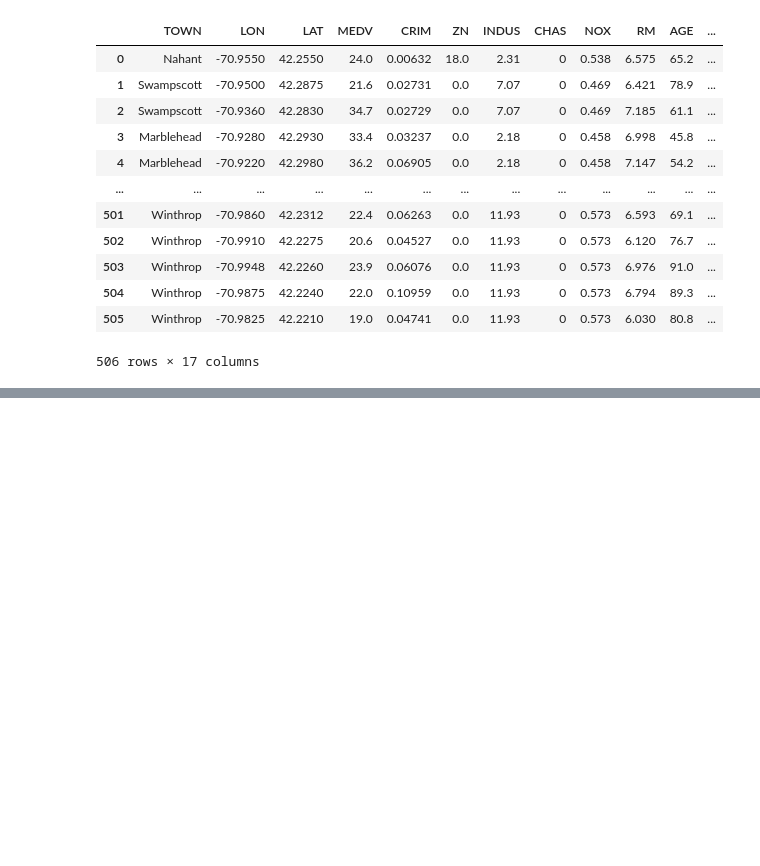
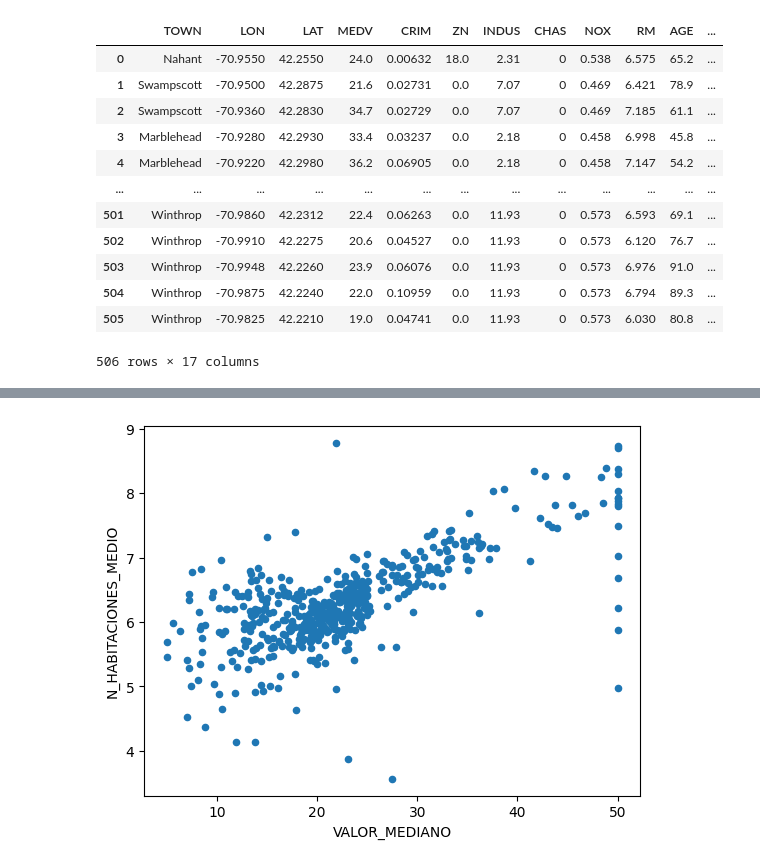
Before and after one commit to Sequro/IntroAD, a Jupyter notebook: LabGraficos2024.ipynb, the cells around one changed output, grey strips where cells are left out. Cells and saved outputs as stored; diff of their text form; code cells hidden in the pictures; blank space fills up the shorter version.

```diff
--- a/LabGraficos2024.ipynb
+++ b/LabGraficos2024.ipynb
@@ -49,0 +55,5 @@ df
+# %%
+df.plot.scatter(x='VALOR_MEDIANO', y='N_HABITACIONES_MEDIO')
+plt.show()
+# %% [output]
+[figure, added]
```
Also changed, not shown: parts of 4 cells of this notebook.
